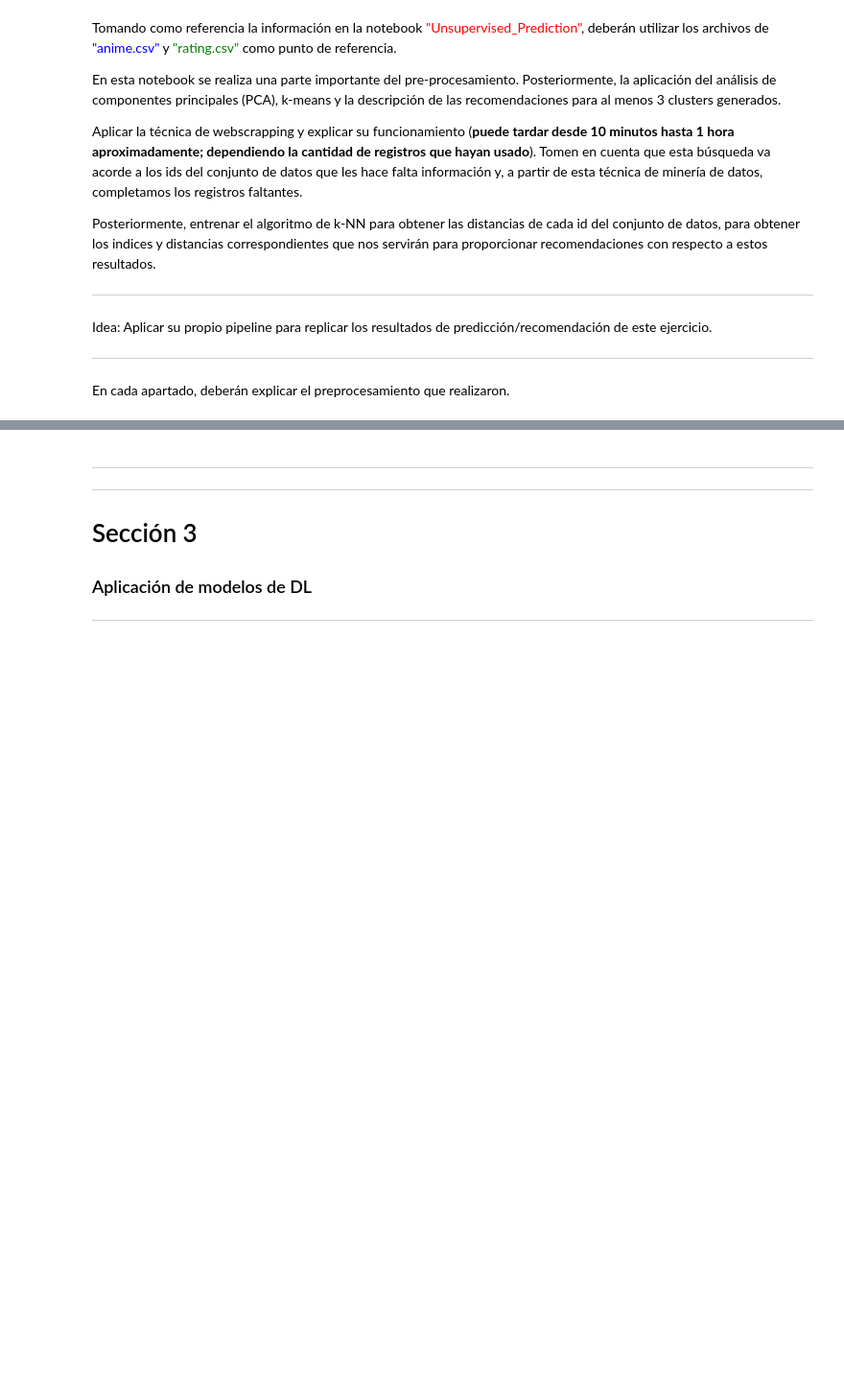
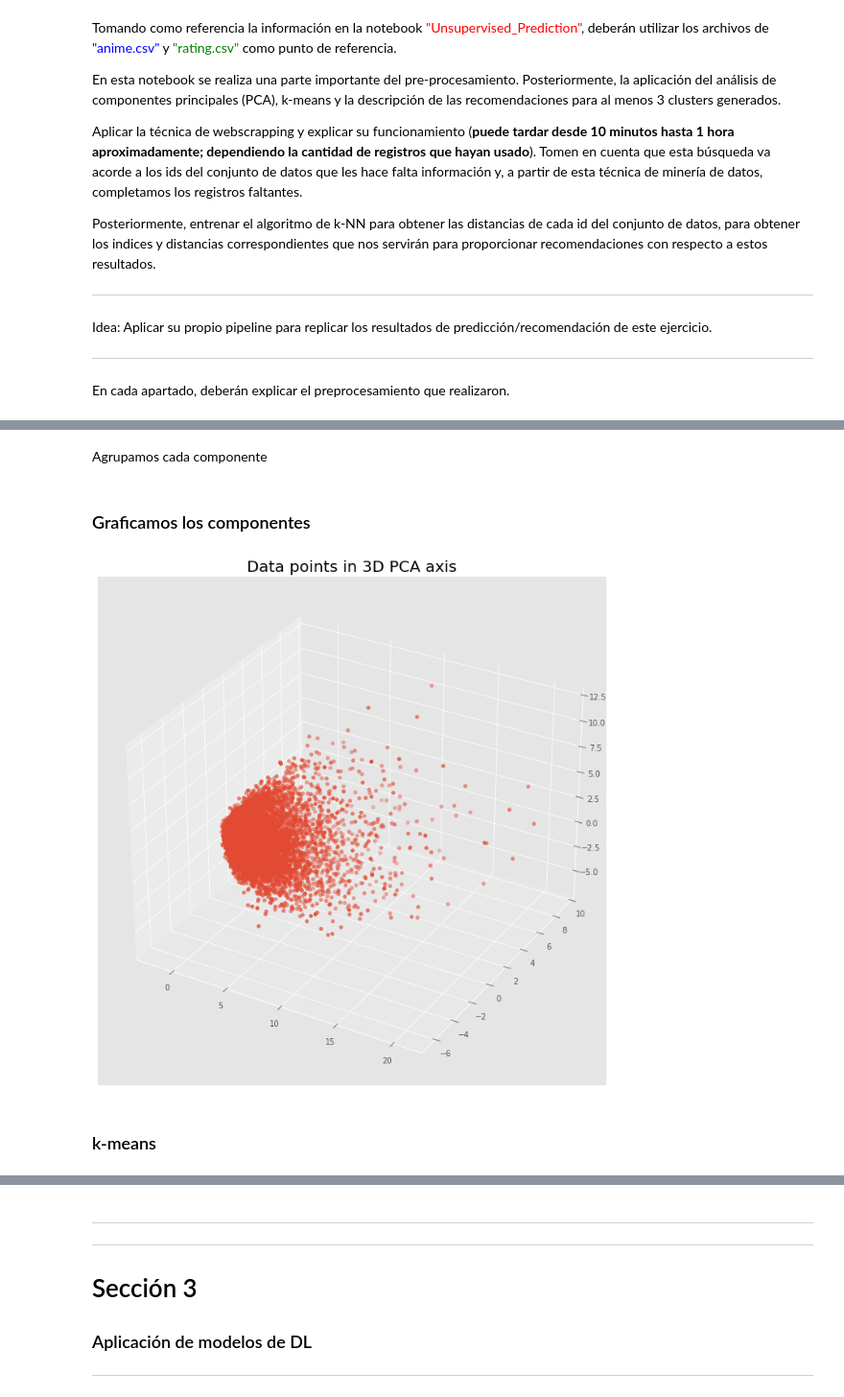
Before and after one commit to Raul5412/Machine_Learning, a Jupyter notebook: Examen_Parcial_2/Examen Parcial 2 - ML.ipynb, the cells around one changed output, grey strips where cells are left out. Shown at 96% size. Saved outputs shown, nothing was run; the diff lists cells and outputs as text; code cells hidden in the pictures; blank space fills up the shorter version.

```diff
--- a/Examen_Parcial_2/Examen Parcial 2 - ML.ipynb
+++ b/Examen_Parcial_2/Examen Parcial 2 - ML.ipynb
@@ -834,0 +918,3 @@ En cada apartado, deberán explicar el preprocesamiento que realizaron.
+# %%
+pca = PCA(n_components=5)
+pca.fit(user_anime)
@@ -834,0 +925,2 @@ En cada apartado, deberán explicar el preprocesamiento que realizaron.
+# %%
+pca_samples = pca.transform(user_anime)
@@ -834,0 +929,3 @@ En cada apartado, deberán explicar el preprocesamiento que realizaron.
+# %%
+ps = pd.DataFrame(pca_samples)
+ps.head()
@@ -834,0 +939,20 @@ En cada apartado, deberán explicar el preprocesamiento que realizaron.
+# %% [markdown]
+Agrupamos cada componente
+# %%
+tocluster = pd.DataFrame(ps[[0,1,2,3,4]])
+# %% [markdown]
+### Graficamos los componentes
+# %%
+plt.rcParams['figure.figsize'] = (16, 9)
+
+
+fig = plt.figure()
+ax = Axes3D(fig)
+ax.scatter(tocluster[0], tocluster[2], tocluster[1])
+
+plt.title('Data points in 3D PCA axis', fontsize=20)
+plt.show()
+# %% [output]
+[figure, added]
+# %% [markdown]
+### k-means
```
Also changed, not shown: parts of 92 cells of this notebook.
